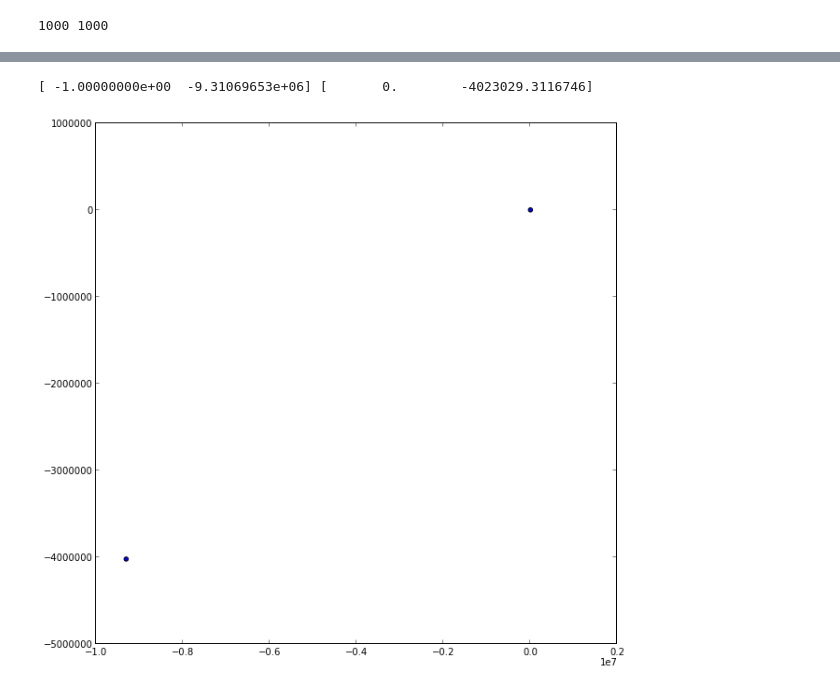
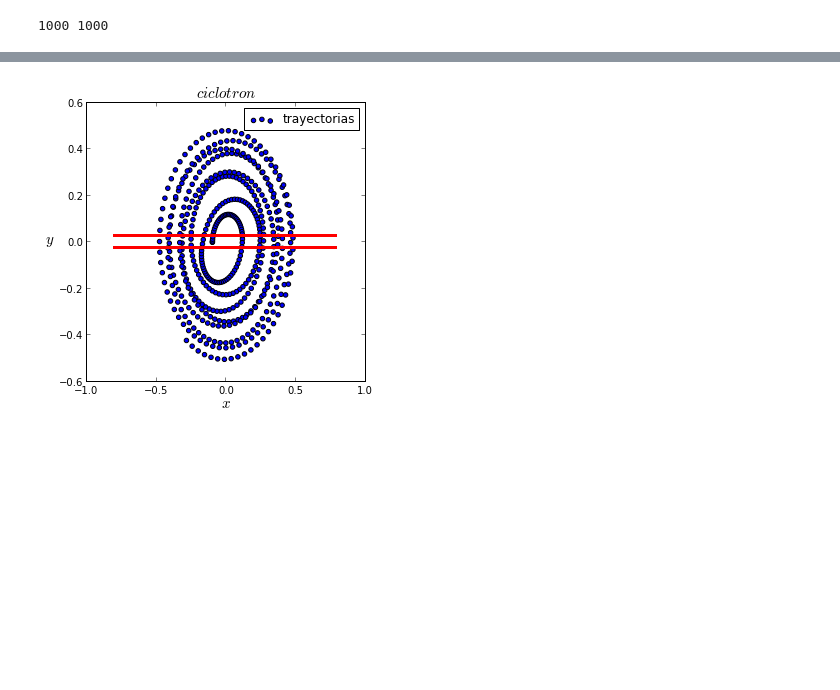
Before and after one commit to daniel-lozano/Aceleradores, a Jupyter notebook: ciclotron .ipynb, the cells around one changed output, grey strips where cells are left out. Drawn from its saved outputs; the diff is of its cells as text; code cells hidden in the pictures; blank space fills up the shorter version.

```diff
--- a/ciclotron .ipynb
+++ b/ciclotron .ipynb
@@ -64,11 +57,24 @@ plot(time,EF)
 # %%
 i=0
-while (sqrt(x[-1]**2+y[-1]**2) < R) :
+ac=[]
+E=[]
+x=[]
+vx=[]
+y=[]
+vy=[]
+t=[]
+E.append(Eo)
+x.append(Xo)
+y.append(Yo)
+vx.append(Vxo)
+vy.append(Vyo)
+for i in range(500):
+#while(sqrt(x[-1]**2+y[-1]**2) < R) :
 
         t=append(t,i*dt)
 
         #paso 1------------------------------
-
+        E.append(Eo*cos(w*t[i]))
         t1=t[i]
         x1=x[i]
         y1=y[i]
@@ -134,13 +140,27 @@ while (sqrt(x[-1]**2+y[-1]**2) < R) :
         vy=append(vy,vy1+Ly)
 
 
-        i=i+1
+        #i=i+1
-# %%
-print x,y
-# %% [output]
-[ -1.00000000e+00  -9.31069653e+06] [       0.        -4023029.3116746]
-# %%
-scatter(x,y)
-figsize(10,10)
-# %% [output]
-[figure, removed]
+# %%
+scatter(x,y,c="b",label="trayectorias")
+#plot(x,y,c="k")
+#plot(x,y)
+
+dmas=zeros(100)
+dmen=zeros(100)
+l=zeros(100)
+for i in range(100):
+    dmas[i]=d/2
+    dmen[i]=-d/2
+    l[i]=-0.8+i*0.016
+
+plot(l,dmas,"r",linewidth=3)
+plot(l,dmen,"r",linewidth=3)
+figsize(5,5)
+xlabel("$x$",size=15)
+ylabel("$y$",size=15,rotation="horizontal")
+title("$ciclotron $",size=15)
+legend()
+savefig("ciclo.png")
+# %% [output]
+[figure, added]
```
Also changed, not shown: parts of 6 cells of this notebook, 5 other files.
